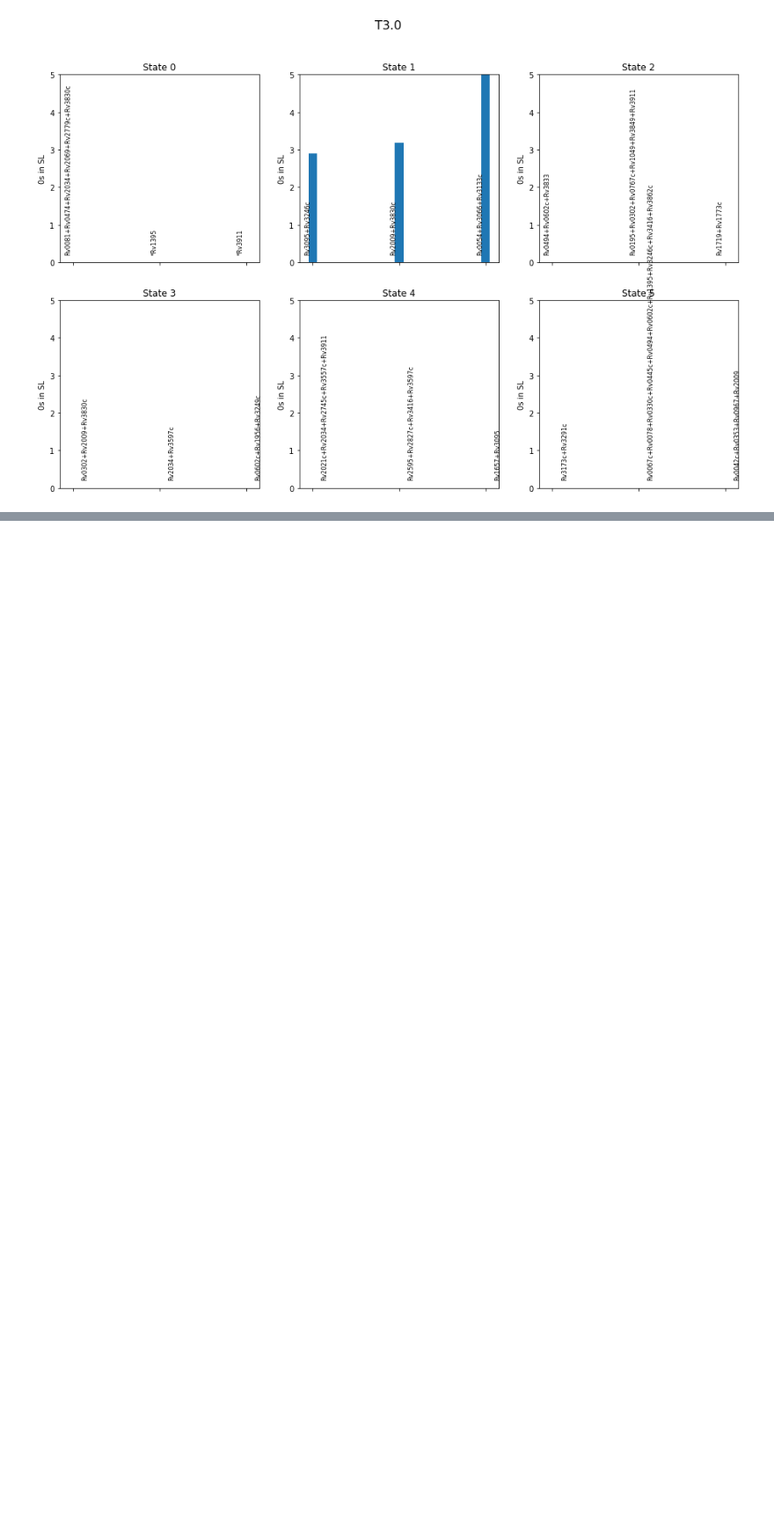
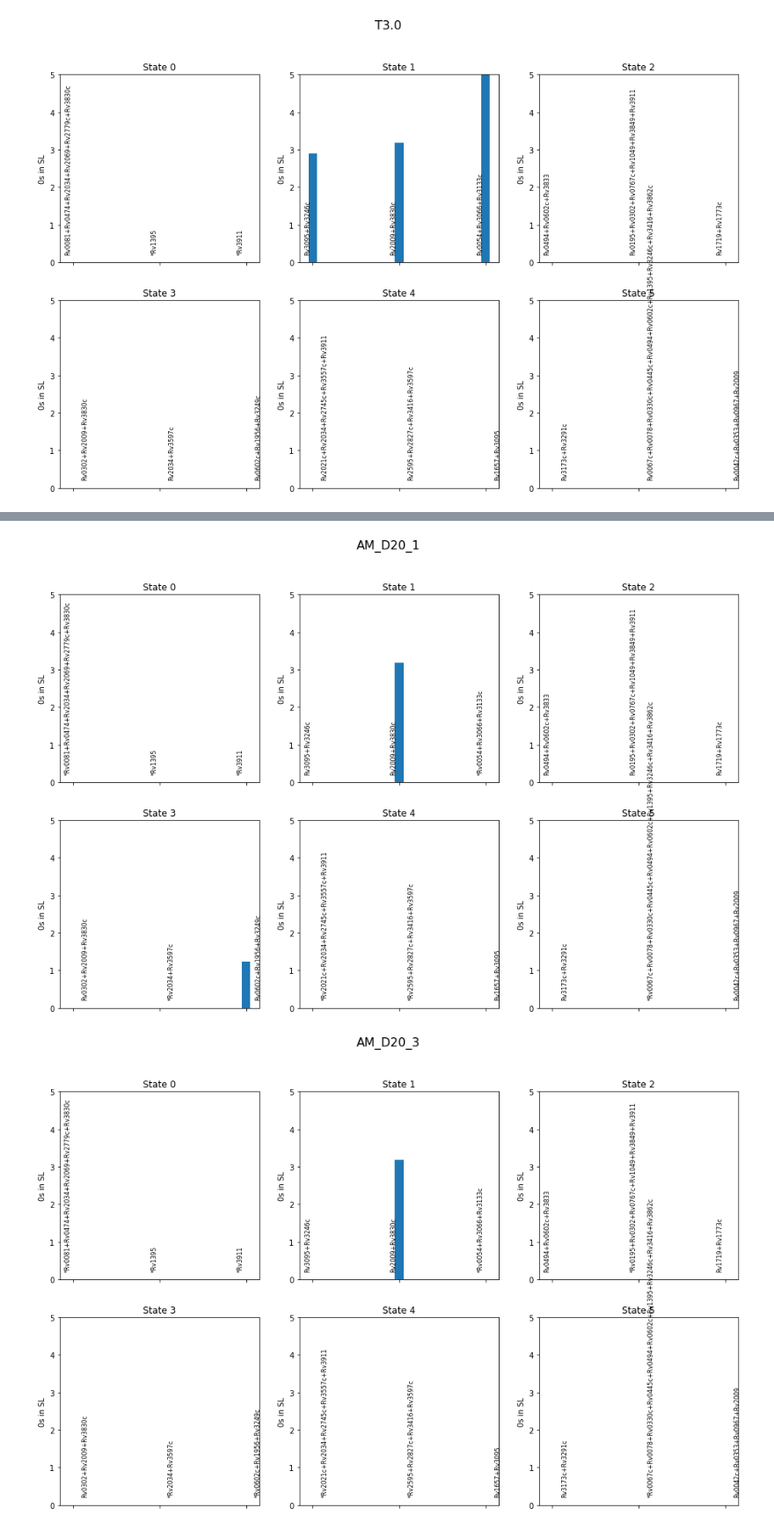
Before and after one commit to uwescience/xstate, a Jupyter notebook: notebooks/Feature Set Collections.ipynb, the cells around one changed output, grey strips where cells are left out. Shown at 88% size. Drawn from its saved outputs; the diff is of its cells as text; code cells hidden in the pictures; blank space fills up the shorter version.

```diff
--- a/notebooks/Feature Set Collections.ipynb
+++ b/notebooks/Feature Set Collections.ipynb
@@ -0,0 +76,8 @@
+# %%
+#  alveolar macrophages
+path = os.path.join(cn.DATA_DIR, "samples")
+path = os.path.join(path, "AM_MDM_Mtb_transcripts_DEseq.csv")
+DF_AM = pd.read_csv(path)
+DF_AM = DF_AM.set_index(cn.GENE_ID)
+DF_AM = DF_AM.T
+df_AM.head()
@@ -81,0 +191,7 @@ fullProfile(ser_X, title=instance)
+# %%
+for instance in DF_AM.index:
+    ser_X = DF_AM.loc[instance]
+    fullProfile(ser_X, title=instance)
+# %% [output]
+[figure, added]
+[figure, added]
```
Also changed, not shown: parts of 24 cells of this notebook, 6 other files.
